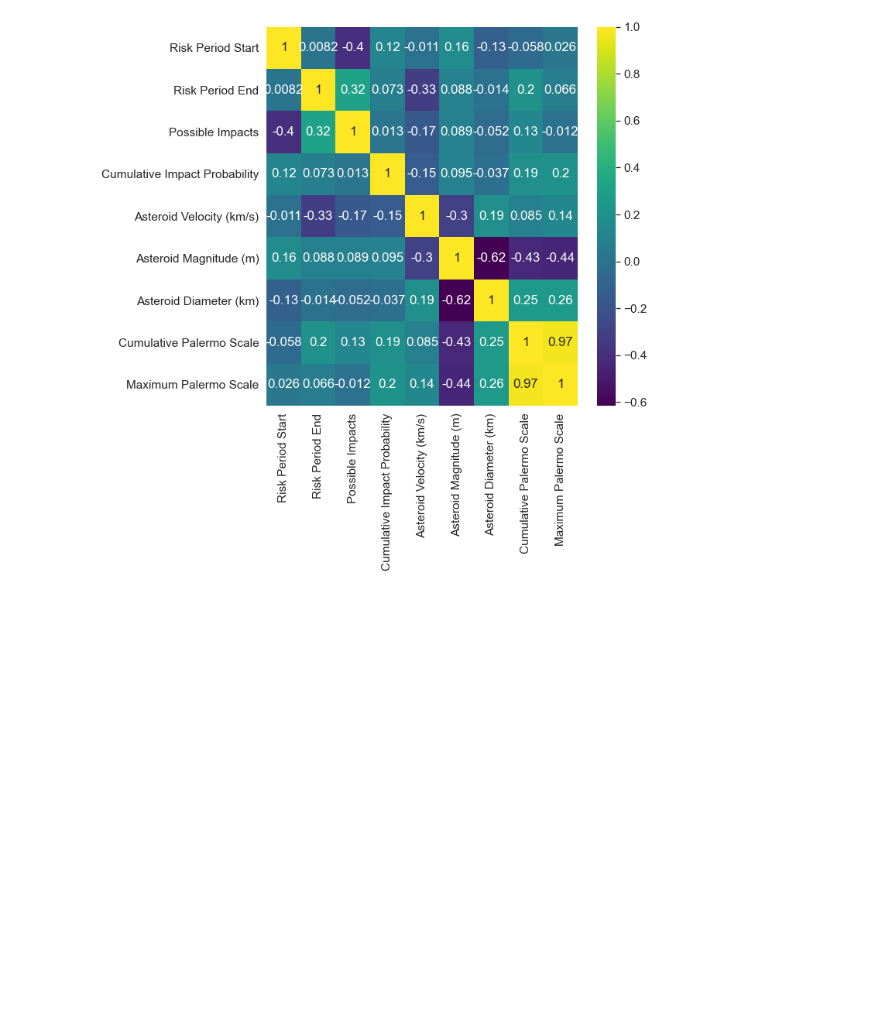
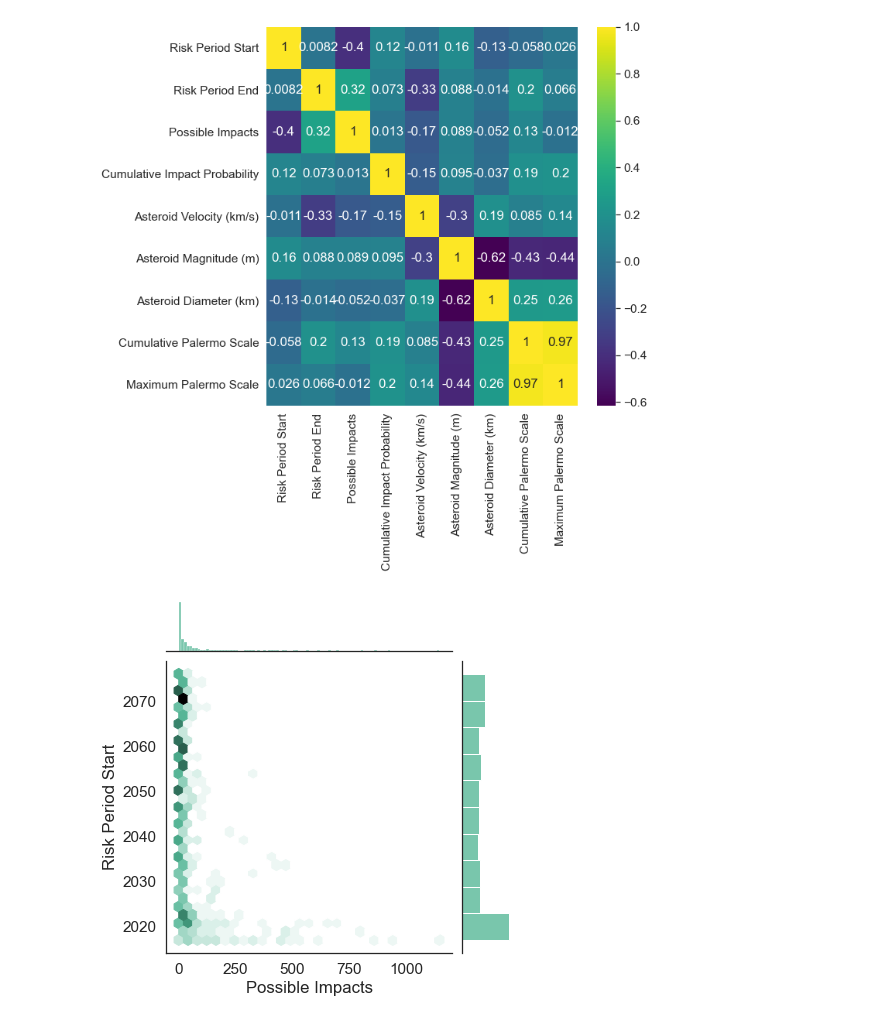
Before and after one commit to data301-2021-summer2/Group-43-Project, a Jupyter notebook: analysis/AmmarRiyadh/Milestone2.ipynb, the cells around one changed output. Saved outputs shown, nothing was run; the diff lists cells and outputs as text; code cells hidden in the pictures; blank space fills up the shorter version.

```diff
--- a/analysis/AmmarRiyadh/Milestone2.ipynb
+++ b/analysis/AmmarRiyadh/Milestone2.ipynb
@@ -165,3 +166,8 @@ sns.heatmap(df.corr(), annot = True, cmap = 'viridis')
 plt.show()
 # %% [output]
 [figure]
+# %%
+sns.jointplot(x = 'Possible Impacts', y = 'Risk Period Start', kind = 'hex', data=df, color="#4CB391")
+plt.show()
+# %% [output]
+[figure, added]
```
Also changed, not shown: parts of 8 cells of this notebook, 1 other file.
